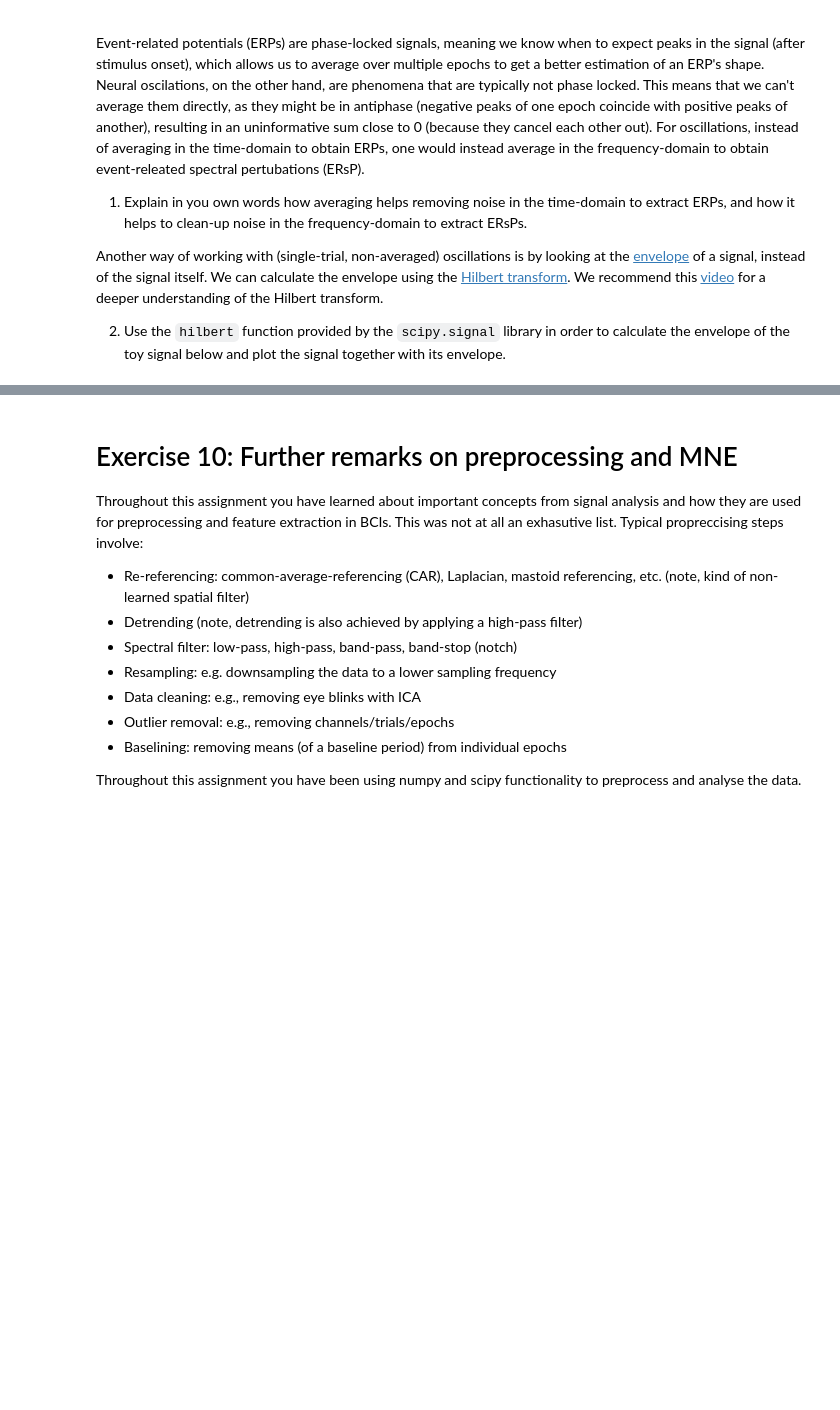
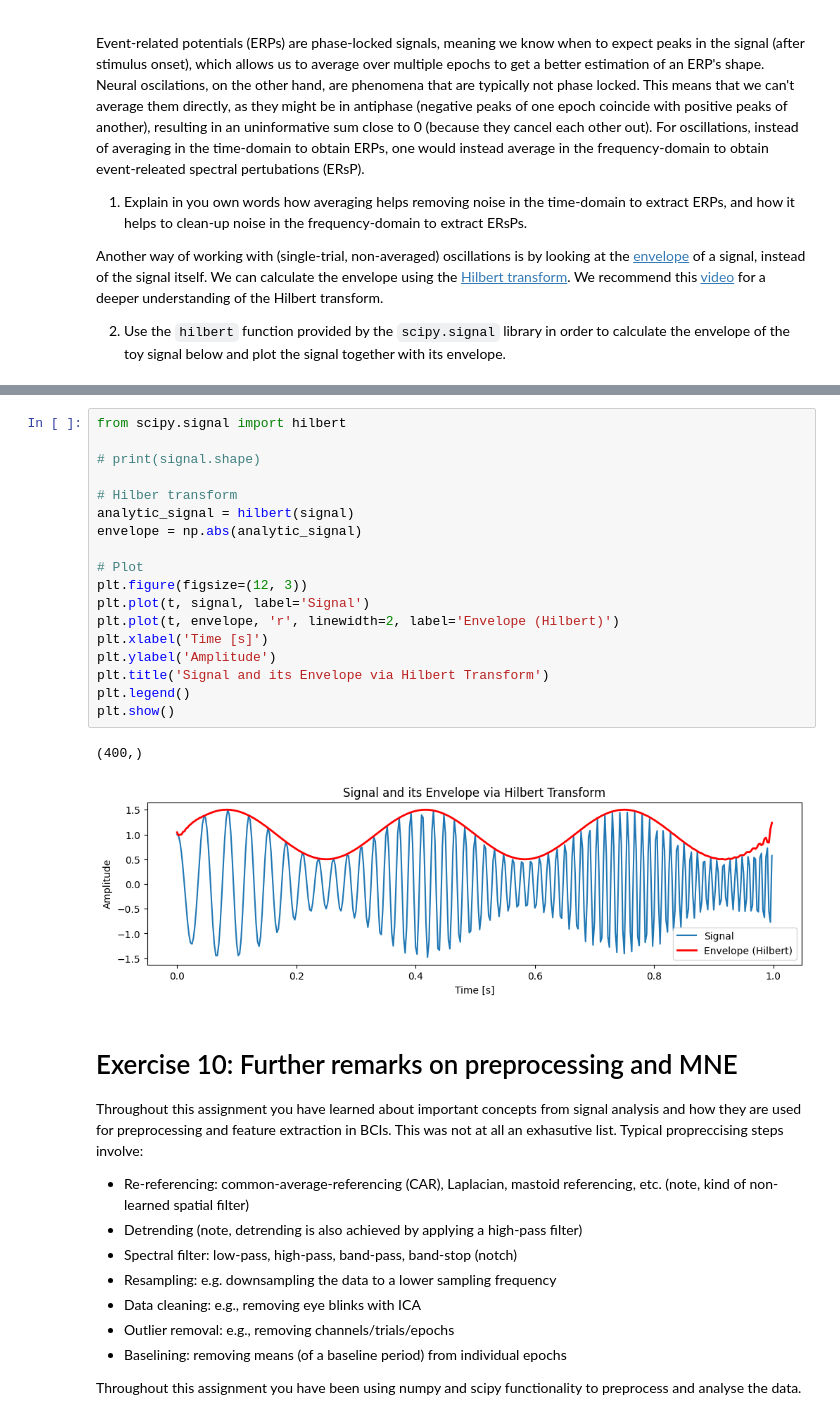
Before and after one commit to pschristodoulou/BCI_course, a Jupyter notebook: Assignments/Assignment8/assignment_08_signal_analysis.ipynb, the cells around one changed output, grey strips where cells are left out. Cells and saved outputs as stored; diff of their text form; blank space fills up the shorter version.

```diff
--- a/Assignments/Assignment8/assignment_08_signal_analysis.ipynb
+++ b/Assignments/Assignment8/assignment_08_signal_analysis.ipynb
@@ -433,3 +438,24 @@ plt.legend()
+# %%
+from scipy.signal import hilbert
+
+# print(signal.shape)
+
+# Hilber transform
+analytic_signal = hilbert(signal)
+envelope = np.abs(analytic_signal)
+
+# Plot
+plt.figure(figsize=(12, 3))
+plt.plot(t, signal, label='Signal')
+plt.plot(t, envelope, 'r', linewidth=2, label='Envelope (Hilbert)')
+plt.xlabel('Time [s]')
+plt.ylabel('Amplitude')
+plt.title('Signal and its Envelope via Hilbert Transform')
+plt.legend()
+plt.show()
+# %% [output]
+(400,)
+[figure, added]
 # %% [markdown]
 # Exercise 10: Further remarks on preprocessing and MNE
 
```
Also changed, not shown: parts of 4 cells of this notebook.
